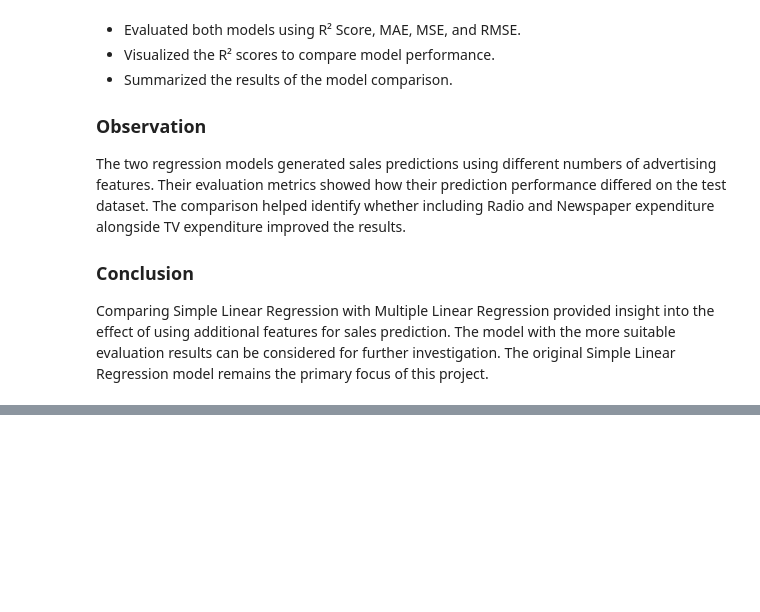
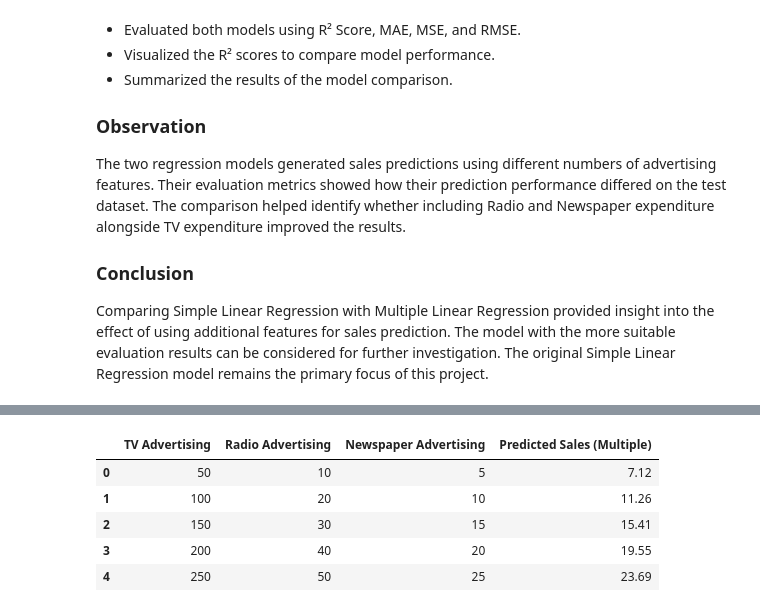
Before and after one commit to shreeshreeya69-crypto/simple-linear-regression-ybi, a Jupyter notebook: Simple_Linear_Regression_YBI.ipynb, the cells around one changed output, grey strips where cells are left out. Saved outputs shown, nothing was run; the diff lists cells and outputs as text; code cells hidden in the pictures; blank space fills up the shorter version.

```diff
--- a/Simple_Linear_Regression_YBI.ipynb
+++ b/Simple_Linear_Regression_YBI.ipynb
@@ -3828,0 +3831,18 @@ Comparing Simple Linear Regression with Multiple Linear Regression provided insi
+# %%
+import pandas as pd
+import numpy as np
+import matplotlib.pyplot as plt
+
+from sklearn.model_selection import train_test_split
+from sklearn.linear_model import LinearRegression
+from sklearn.metrics import r2_score, mean_absolute_error, mean_squared_error
+
+url = "https://raw.githubusercontent.com/shreeshreeya69-crypto/simple-linear-regression-ybi/main/Advertising.csv"
+
+df = pd.read_csv(url)
+df = df.drop(columns=['Unnamed: 0'], errors='ignore')
+
+print("Dataset loaded successfully!")
+print("Dataset shape:", df.shape)
+
+df.head()
@@ -3828,0 +3887,9 @@ Comparing Simple Linear Regression with Multiple Linear Regression provided insi
+# %%
+new_advertising = pd.DataFrame({
+    'TV': [50, 100, 150, 200, 250],
+    'radio': [10, 20, 30, 40, 50],
+    'newspaper': [5, 10, 15, 20, 25]
+})
+
+print("New advertising expenditure scenarios:")
+display(new_advertising)
@@ -3828,0 +3924,22 @@ Comparing Simple Linear Regression with Multiple Linear Regression provided insi
+# %%
+multiple_new_predictions = multiple_model.predict(
+    new_advertising[['TV', 'radio', 'newspaper']]
+)
+
+multiple_results = pd.DataFrame({
+    'TV Advertising': new_advertising['TV'],
+    'Radio Advertising': new_advertising['radio'],
+    'Newspaper Advertising': new_advertising['newspaper'],
+    'Predicted Sales (Multiple)': multiple_new_predictions
+})
+
+multiple_results = multiple_results.round(2)
+
+display(multiple_results)
+# %% [output]
+|  | TV Advertising | Radio Advertising | Newspaper Advertising | Predicted Sales (Multiple) |
+| 0 | 50 | 10 | 5 | 7.12 |
+| 1 | 100 | 20 | 10 | 11.26 |
+| 2 | 150 | 30 | 15 | 15.41 |
+| 3 | 200 | 40 | 20 | 19.55 |
+| 4 | 250 | 50 | 25 | 23.69 |
```
Also changed, not shown: parts of 9 cells of this notebook.
